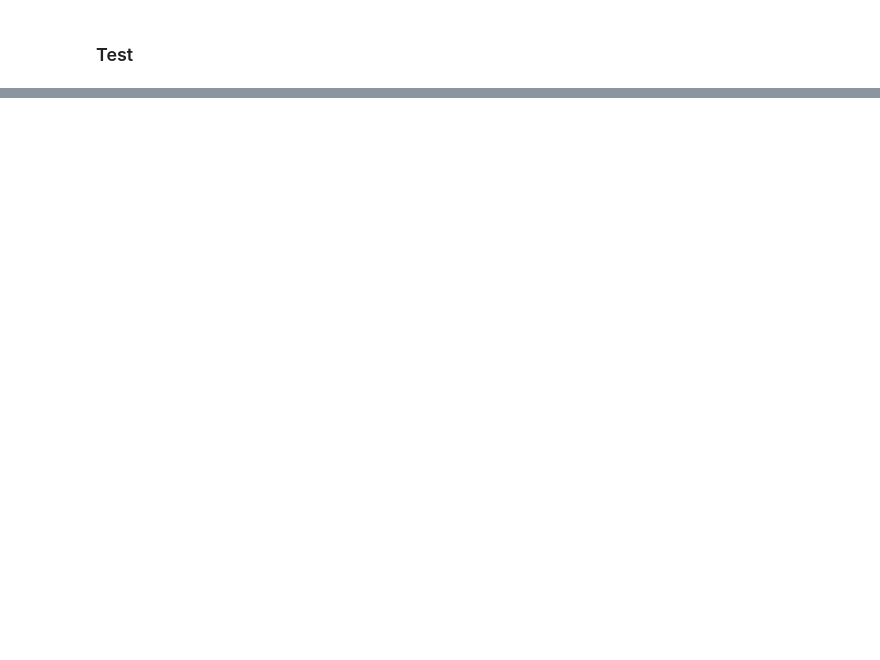
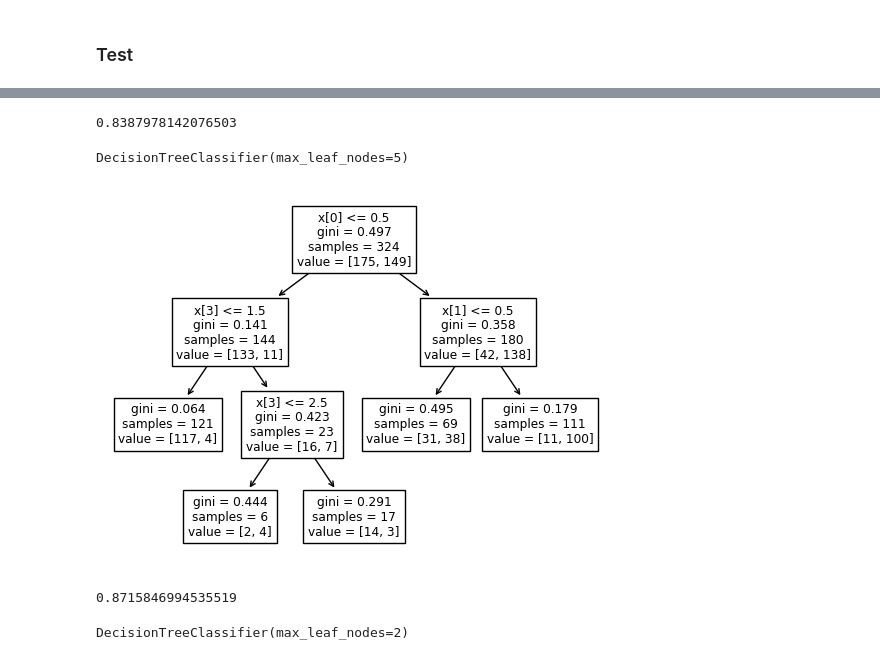
Before and after one commit to Tawanss/BSC_DPDM23, a Jupyter notebook: Classification.ipynb, the cells around one changed output, grey strips where cells are left out. Drawn from its saved outputs; the diff is of its cells as text; code cells hidden in the pictures; blank space fills up the shorter version.

```diff
--- a/Classification.ipynb
+++ b/Classification.ipynb
@@ -241,0 +343,4 @@ accuracy_score(y_test, y_predict2)
+# %%
+Dtree3_2 = DecisionTreeClassifier(max_leaf_nodes=13)
+# %%
+Dtree3_2.fit(X_train,y_train)
@@ -241,0 +356,15 @@ accuracy_score(y_test, y_predict2)
+# %%
+accuracy_score(y_test, y_predict3_2)
+# %% [output]
+0.8387978142076503
+# %%
+Dtree3_3 = DecisionTreeClassifier(max_leaf_nodes=5)
+# %%
+Dtree3_3.fit(X_train,y_train)
+# %% [output]
+DecisionTreeClassifier(max_leaf_nodes=5)
+# %%
+
+tree.plot_tree(Dtree3_3);
+# %% [output]
+[figure, added]
@@ -241,0 +373,4 @@ accuracy_score(y_test, y_predict2)
+# %%
+accuracy_score(y_test, y_predict3_3)
+# %% [output]
+0.8715846994535519
@@ -241,0 +379,4 @@ accuracy_score(y_test, y_predict2)
+# %%
+Dtree3_4.fit(X_train,y_train)
+# %% [output]
+DecisionTreeClassifier(max_leaf_nodes=2)
```
Also changed, not shown: parts of 58 cells of this notebook.
